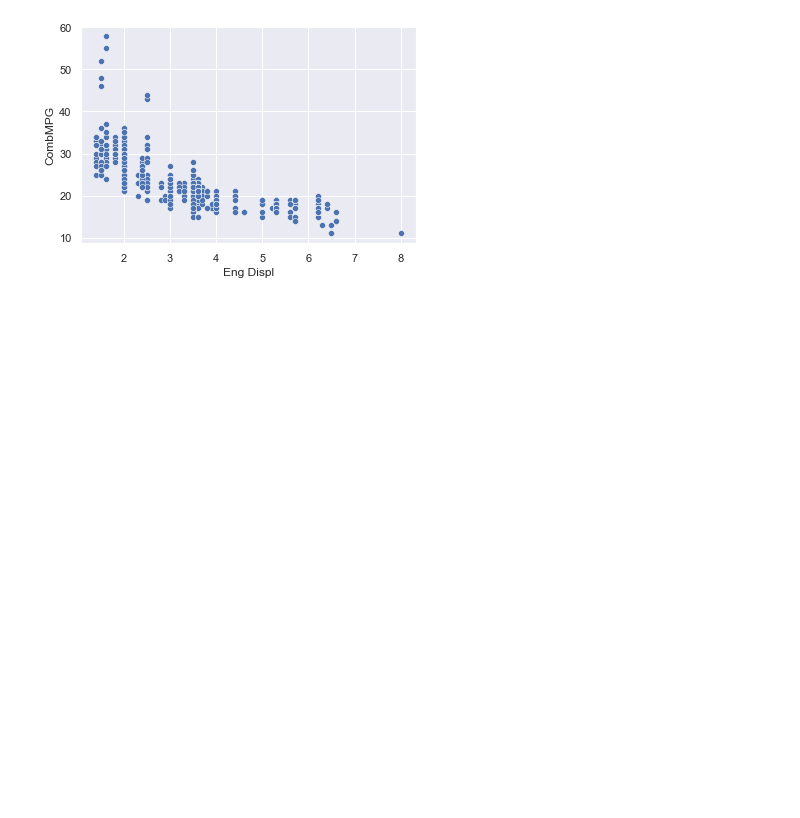
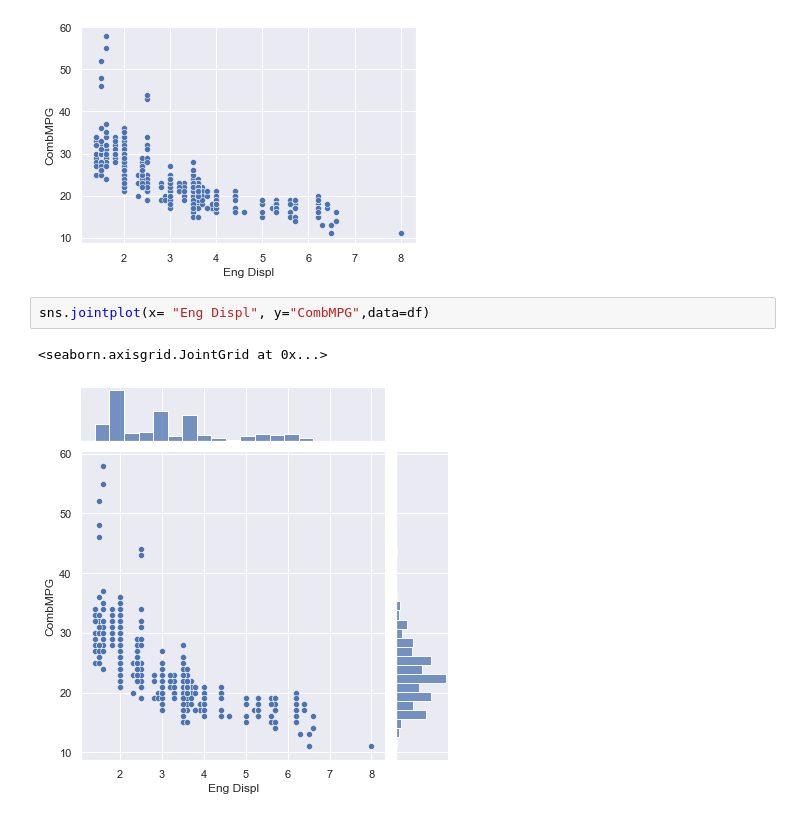
Before and after one commit to kamath7/MLProjectsRepo, a Jupyter notebook: QuiteTheBasics/seaborn.ipynb, the cells around one changed output. Drawn from its saved outputs; the diff is of its cells as text; blank space fills up the shorter version.

```diff
--- a/QuiteTheBasics/seaborn.ipynb
+++ b/QuiteTheBasics/seaborn.ipynb
@@ -65,3 +65,8 @@ sns.scatterplot(x="Eng Displ", y="CombMPG",data=df)
 # %% [output]
 <AxesSubplot: xlabel='Eng Displ', ylabel='CombMPG'>
 [figure]
+# %%
+sns.jointplot(x= "Eng Displ", y="CombMPG",data=df)
+# %% [output]
+<seaborn.axisgrid.JointGrid at 0x...>
+[figure, added]
```
Also changed, not shown: parts of 1 cell of this notebook.
